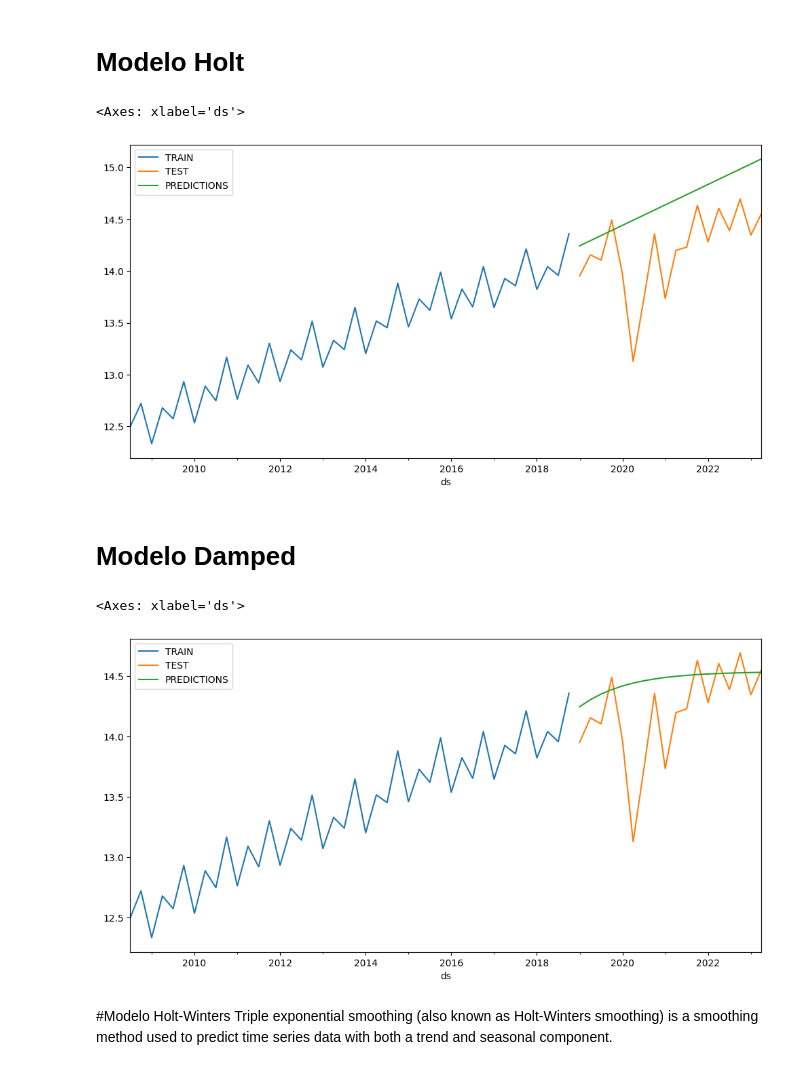
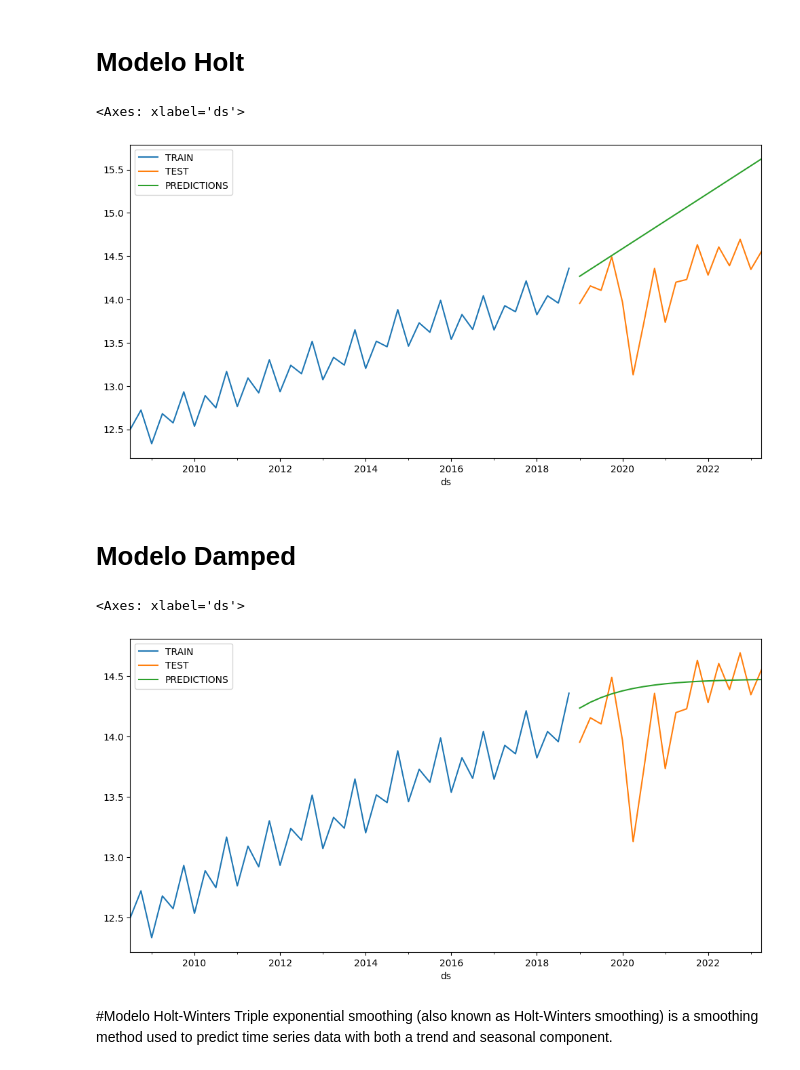
Before and after one commit to MariaGabrielaAlvesZuppardo/SeriesTemporaisCin, a Jupyter notebook: Lista_de_Exercicio_Exponential_Smoothing_Seasonal.ipynb, the cells around one changed output. Drawn from its saved outputs; the diff is of its cells as text; code cells hidden in the pictures.

```diff
--- a/Lista_de_Exercicio_Exponential_Smoothing_Seasonal.ipynb
+++ b/Lista_de_Exercicio_Exponential_Smoothing_Seasonal.ipynb
@@ -113,15 +113,15 @@ pd.DataFrame({'ds':test.index, 'y':ses_predictions}).set_index('ds')['y'].plot(l
 # %%
 # Double exponential smoothing, also known as Holt's method, extends single exponential smoothing to capture trends in the data.
 
 holt_model = ExponentialSmoothing(train, trend="add", seasonal=None)
-fitted_holt_model = holt_model.fit(smoothing_level=0.5, smoothing_trend=0.15)
+fitted_holt_model = holt_model.fit(smoothing_level=0.5, smoothing_trend=0.4)
 holt_predictions = fitted_holt_model.forecast(h)
 train['y'].plot(legend=True, label='TRAIN')
 test['y'].plot(legend=True, label='TEST')
 pd.DataFrame({'ds':test.index, 'y':holt_predictions}).set_index('ds')['y'].plot(legend=True, label='PREDICTIONS', figsize=(12, 6))
 # %% [output]
 <Axes: xlabel='ds'>
-[figure, old version]
+[figure, new version]
 # %% [markdown]
 # Modelo Damped
 # %%
@@ -129,14 +129,14 @@ pd.DataFrame({'ds':test.index, 'y':holt_predictions}).set_index('ds')['y'].plot(
 # which gradually reduces the influence of the trend component over time
 
 damped_model = ExponentialSmoothing(train, trend="add", seasonal=None, damped_trend=True)
-fitted_damped_model = damped_model.fit(smoothing_level=0.5, smoothing_trend=0.5)
+fitted_damped_model = damped_model.fit(smoothing_level=0.5, smoothing_trend=0.4)
 damped_predictions = fitted_damped_model.forecast(h)
 train['y'].plot(legend=True, label='TRAIN')
 test['y'].plot(legend=True, label='TEST')
 pd.DataFrame({'ds':test.index, 'y':damped_predictions}).set_index('ds')['y'].plot(legend=True, label='PREDICTIONS', figsize=(12, 6))
 # %% [output]
 <Axes: xlabel='ds'>
-[figure, old version]
+[figure, new version]
 # %% [markdown]
 #Modelo Holt-Winters
 Triple exponential smoothing (also known as Holt-Winters smoothing) is a smoothing method used to predict time series data with both a trend and seasonal component.
```
Also changed, not shown: parts of 1 cell of this notebook.
